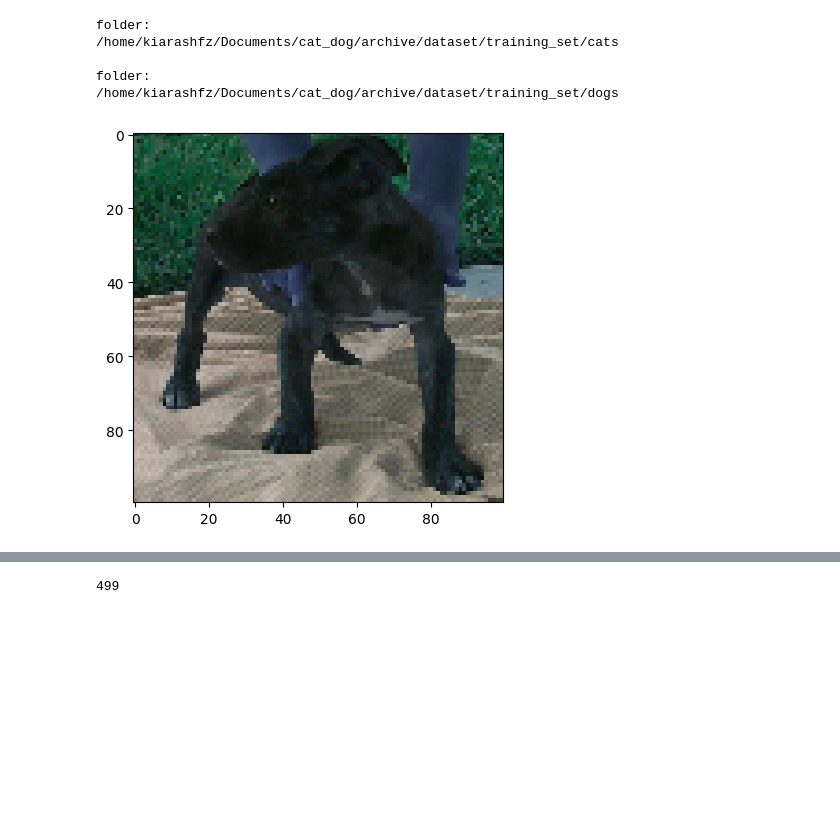
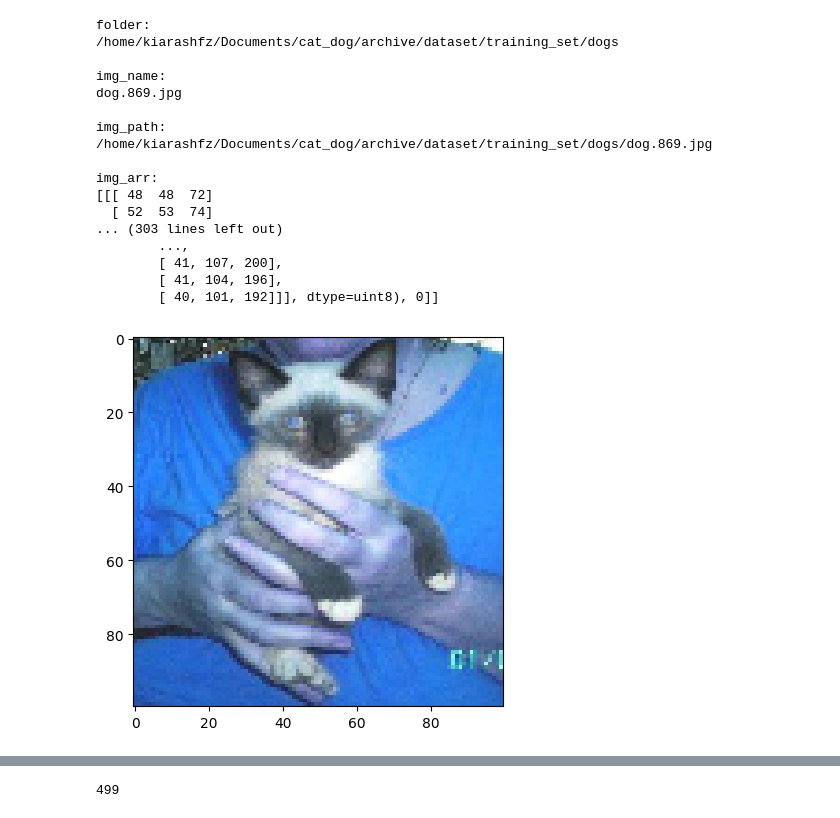
Before and after one commit to kiarashfz/cat_dog_recognition, a Jupyter notebook: cat_vs_dog.ipynb, the cells around one changed output, grey strips where cells are left out. Saved outputs shown, nothing was run; the diff lists cells and outputs as text; code cells hidden in the pictures; blank space fills up the shorter version.

Commit message:
just learn cell added

```diff
--- a/cat_vs_dog.ipynb
+++ b/cat_vs_dog.ipynb
@@ -11,30 +11,45 @@ import matplotlib.pyplot as plt
 DIRECTORY = r"/home/kiarashfz/Documents/cat_dog/archive/dataset/training_set"
 CATEGORIES = ["cats", "dogs"]
 # %%
+"""
+Just for learn
+"""
 IMG_SIZE = 100
-dataset = []
+fake_dataset = []
 for category in CATEGORIES:
 # for category in CATEGORIES[::-1]:
     folder = os.path.join(DIRECTORY, category)
     print(f"folder:\n{folder}\n")
     for img_name in os.listdir(folder):
         img_path = os.path.join(folder, img_name)
         img_arr = cv2.imread(img_path)
         resized_img_arr = cv2.resize(img_arr, (IMG_SIZE, IMG_SIZE))
         plt.imshow(resized_img_arr)
 
         label = 0 if category == "cats" else 1
-        dataset.append([resized_img_arr, label])
-#         print(f"img_name:\n{img_name}\n")
-#         print(f"img_path:\n{img_path}\n")
-#         print(f"img_arr:\n{img_arr}\n")
-#         print(f"resized_img_arr:\n{resized_img_arr}\n")
-#         break
-# print(dataset)
+        fake_dataset.append([resized_img_arr, label])
+        print(f"img_name:\n{img_name}\n")
+        print(f"img_path:\n{img_path}\n")
+        print(f"img_arr:\n{img_arr}\n")
+        print(f"resized_img_arr:\n{resized_img_arr}\n")
+        break
+print(fake_dataset)
 # %% [output]
-folder:
-/home/kiarashfz/Documents/cat_dog/archive/dataset/training_set/cats
-
 folder:
 /home/kiarashfz/Documents/cat_dog/archive/dataset/training_set/dogs
+
+img_name:
+dog.869.jpg
+
+img_path:
+/home/kiarashfz/Documents/cat_dog/archive/dataset/training_set/dogs/dog.869.jpg
+
+img_arr:
+[[[ 48  48  72]
+  [ 52  53  74]
+... (303 lines left out)
+        ...,
+        [ 41, 107, 200],
+        [ 41, 104, 196],
+        [ 40, 101, 192]]], dtype=uint8), 0]]
-[figure, old version]
+[figure, new version]
```
Also changed, not shown: parts of 11 cells of this notebook.
